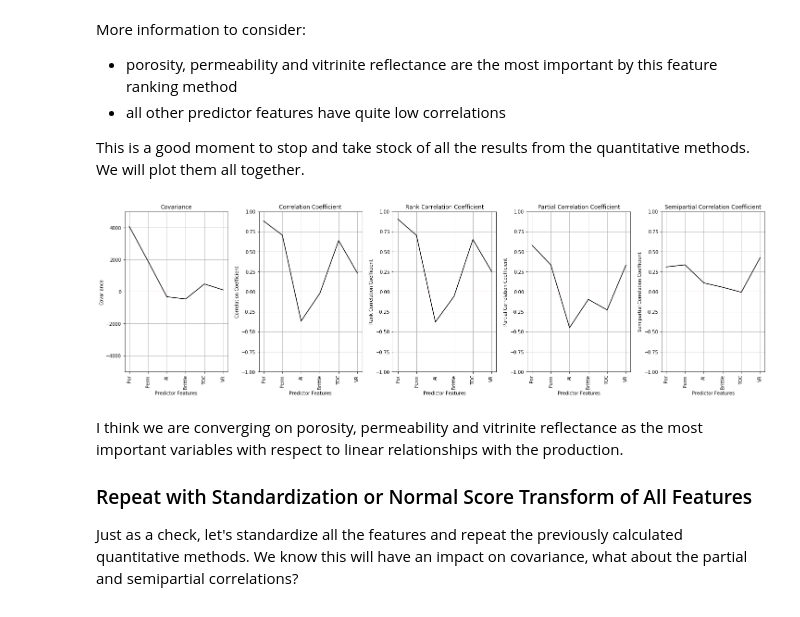
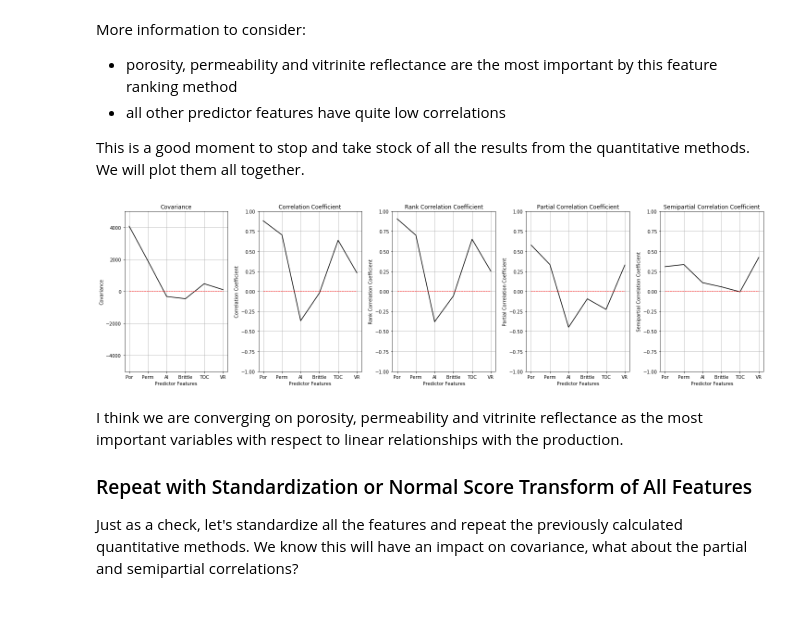
Before and after one commit to GeostatsGuy/PythonNumericalDemos, a Jupyter notebook: SubsurfaceDataAnalytics_Feature_Ranking.ipynb, the cells around one changed output. Drawn from its saved outputs; the diff is of its cells as text; code cells hidden in the pictures.

```diff
--- a/SubsurfaceDataAnalytics_Feature_Ranking.ipynb
+++ b/SubsurfaceDataAnalytics_Feature_Ranking.ipynb
@@ -513,0 +411,3 @@ print(semipartial_correlation)
+# %%
+correlation = df.iloc[:,1:8].corr().iloc[6,:6]
+print(correlation)
@@ -513,0 +486,6 @@ print(semipartial_correlation)
+# %%
+rank_correlation, rank_correlation_pval = stats.spearmanr(df.iloc[:,1:8]) # calculate the range correlation coefficient
+rank_correlation = rank_correlation[:,6][:6]
+rank_correlation_pval = rank_correlation_pval[:,6][:6]
+print(rank_correlation)
+print(rank_correlation_pval)
@@ -513,0 +532,4 @@ print(semipartial_correlation)
+# %%
+partial_correlation = partial_corr(df.iloc[:,1:8]) # calculate the partial correlation coefficients
+partial_correlation = partial_correlation[:,6][:6] # extract a single row and remove production with itself
+print(partial_correlation)
@@ -513,0 +562,4 @@ print(semipartial_correlation)
+# %%
+semipartial_correlation = semipartial_corr(df.iloc[:,1:8]) # calculate the semi-partial correlation coefficients
+semipartial_correlation = semipartial_correlation[:,6][:6] # extract a single row and remove production with itself
+print(semipartial_correlation)
@@ -519,55 +573,56 @@ More information to consider:
 
 This is a good moment to stop and take stock of all the results from the quantitative methods.  We will plot them all together.
 # %%
+features = df.columns.values[1:][:6]
 plt.subplot(151)
-plt.plot(features[:ncol-1],covariance,color='black')
-plt.plot(np.zeros(ncol-1),'r--',color='red',linewidth = 1.0)
-plt.xlabel('Predictor Features'); plt.xticks(rotation=90)
-plt.ylabel('Covariance');
+plt.plot(features,covariance,color='black')
+plt.plot([0.0,0.0,0.0,0.0,0.0,0.0],'r--',color='red',linewidth = 1.0)
+plt.xlabel('Predictor Features')
+plt.ylabel('Covariance')
 t = plt.title('Covariance')
-plt.ylim(-5.0e3,5.0e3)
+plt.ylim(-5000,5000)
 plt.grid(True)
 
 plt.subplot(152)
-plt.plot(features[:ncol-1],correlation,color='black')
-plt.plot(np.zeros(ncol-1),'r--',color='red',linewidth = 1.0)
-plt.xlabel('Predictor Features'); plt.xticks(rotation=90)
+plt.plot(features,correlation,color='black')
+plt.plot([0.0,0.0,0.0,0.0,0.0,0.0],'r--',color='red',linewidth = 1.0)
+plt.xlabel('Predictor Features')
 plt.ylabel('Correlation Coefficient')
 t = plt.title('Correlation Coefficient')
 plt.ylim(-1,1)
 plt.grid(True)
 
 plt.subplot(153)
-plt.plot(features[:ncol-1],rank_correlation,color='black')
-plt.plot(np.zeros(ncol-1),'r--',color='red',linewidth = 1.0)
-plt.xlabel('Predictor Features'); plt.xticks(rotation=90)
+plt.plot(features,rank_correlation,color='black')
+plt.plot([0.0,0.0,0.0,0.0,0.0,0.0],'r--',color='red',linewidth = 1.0)
+plt.xlabel('Predictor Features')
 plt.ylabel('Rank Correlation Coefficient')
 t = plt.title('Rank Correlation Coefficient')
 plt.ylim(-1,1)
 plt.grid(True)
 
 plt.subplot(154)
-plt.plot(features[:ncol-1],partial_correlation,color='black')
-plt.plot(np.zeros(ncol-1),'r--',color='red',linewidth = 1.0)
-plt.xlabel('Predictor Features'); plt.xticks(rotation=90)
+plt.plot(features,partial_correlation,color='black')
+plt.plot([0.0,0.0,0.0,0.0,0.0,0.0],'r--',color='red',linewidth = 1.0)
+plt.xlabel('Predictor Features')
 plt.ylabel('Partial Correlation Coefficient')
 t = plt.title('Partial Correlation Coefficient')
 plt.ylim(-1,1)
 plt.grid(True)
 
 plt.subplot(155)
-plt.plot(features[:ncol-1],semipartial_correlation,color='black')
-plt.plot(np.zeros(ncol-1),'r--',color='red',linewidth = 1.0)
-plt.xlabel('Predictor Features'); plt.xticks(rotation=90)
+plt.plot(features,semipartial_correlation,color='black')
+plt.plot([0.0,0.0,0.0,0.0,0.0,0.0],'r--',color='red',linewidth = 1.0)
+plt.xlabel('Predictor Features')
 plt.ylabel('Semipartial Correlation Coefficient')
 t = plt.title('Semipartial Correlation Coefficient')
 plt.ylim(-1,1)
 plt.grid(True)
 
 plt.subplots_adjust(left=0.0, bottom=0.0, right=3.2, top=1.2, wspace=0.3, hspace=0.2)
 plt.show()
 # %% [output]
-[figure, old version]
+[figure, new version]
 # %% [markdown]
 I think we are converging on porosity, permeability and vitrinite reflectance as the most important variables with respect to linear relationships with the production.
 
```
Also changed, not shown: parts of 115 cells of this notebook.
